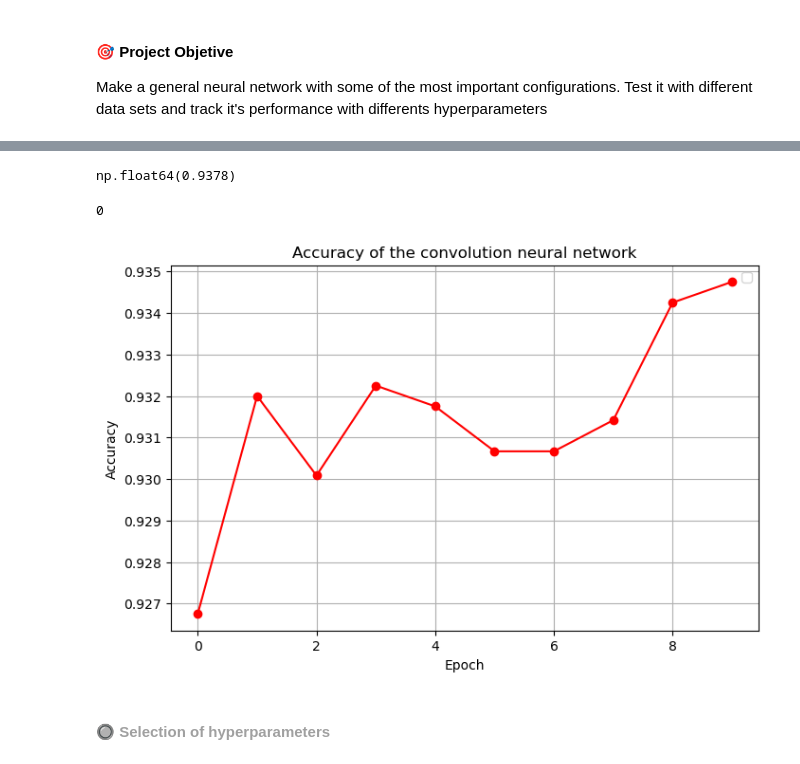
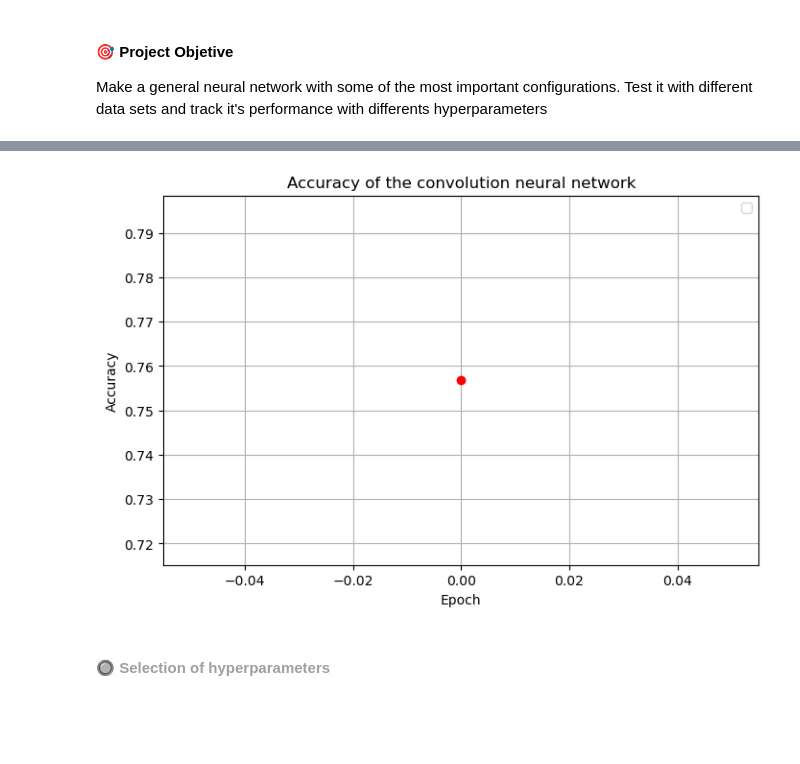
Before and after one commit to Miguel9Angel/Convolutional-Neural-Network, a Jupyter notebook: notebooks/testing_models.ipynb, the cells around one changed output, grey strips where cells are left out. Saved outputs shown, nothing was run; the diff lists cells and outputs as text; code cells hidden in the pictures; blank space fills up the shorter version.

Commit message:
testing and the validation data

```diff
--- a/notebooks/testing_models.ipynb
+++ b/notebooks/testing_models.ipynb
@@ -71,3 +60,18 @@ Epoch 10, Loss: 0.035659080761822774
 # %%
 with open('network.pkl', 'rb') as f:
     loaded_model = pickle.load(f)
+# %%
+layers = [
+    ConvLayer(kernel_size=2, filters=4, padding=0),
+    PoolingLayer(2),
+    FlattenLayer(),
+    DenseLayer(128, activation='relu'),
+    DenseLayer(10, activation='softmax')
+]
+
+x_train = x_train[:100]
+y_train = y_train[:100]
+valid_data = valid_data[:100]
+
+model = Network(layers)
+cost, accu = model.train(x_train, y_train, 10, 32, 0.1, validation_data=valid_data)
@@ -74,25 +100,17 @@ with open('network.pkl', 'rb') as f:
 # %%
-test_data = (x_test, y_test)
-cost, acc = loaded_model.evaluate(test_data)
+test_data = (x_test, y_test)[:100]
+cost, acc = model.evaluate(test_data)
-# %%
-acc
-# %% [output]
-np.float64(0.9378)
-# %%
-0%2
-# %% [output]
-0
 # %%
 plt.figure(figsize=(8,5))
-plt.plot(accu, marker='o', linestyle='-', color='r')
+plt.plot(acc, marker='o', linestyle='-', color='r')
 plt.title('Accuracy of the convolution neural network')
 plt.xlabel('Epoch')
 plt.ylabel('Accuracy')
 plt.legend()
 plt.grid(True)
 plt.show()
 # %% [output]
-[figure, old version]
+[figure, new version]
 # %% [markdown]
 #### <font color=#A0A0A0> **🔘 Selection of hyperparameters**</font>
 # %% [markdown]
```
Also changed, not shown: parts of 3 cells of this notebook, 1 other file.
